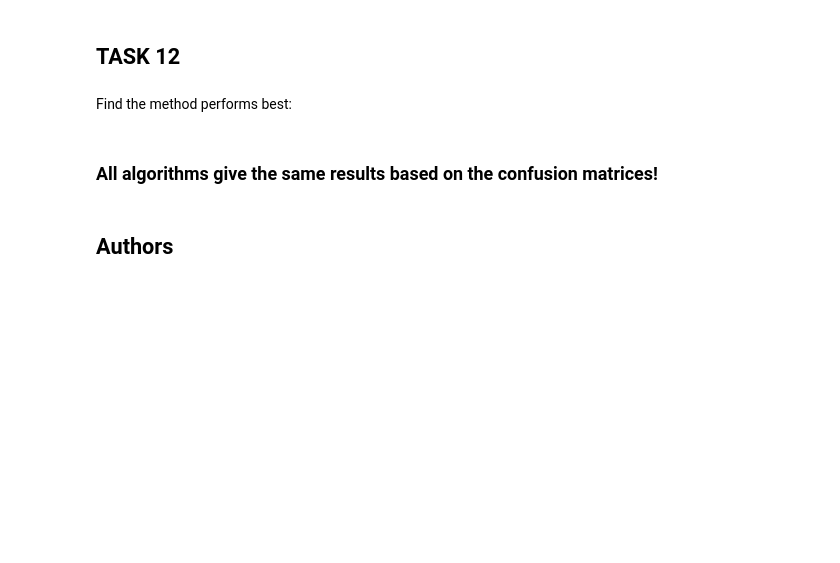
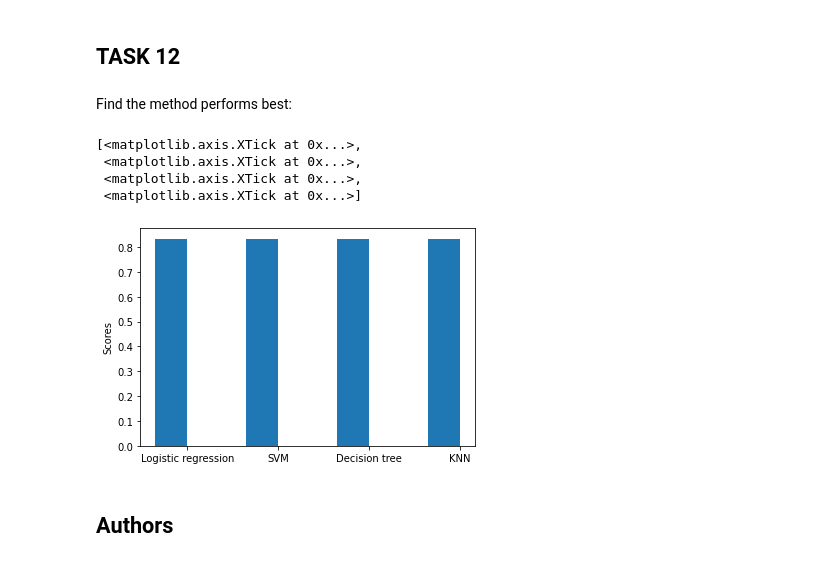
Before and after one commit to wbgong12/Watson-Studio, a Jupyter notebook: Machine Learning Prediction.ipynb, the cells around one changed output. Drawn from its saved outputs; the diff is of its cells as text; code cells hidden in the pictures; blank space fills up the shorter version.

```diff
--- a/Machine Learning Prediction.ipynb
+++ b/Machine Learning Prediction.ipynb
@@ -314,8 +320,25 @@ plot_confusion_matrix(Y_test,yhat)
 ## TASK  12
 # %% [markdown]
 Find the method performs best:
-# %% [markdown]
-### All algorithms give the same results based on the confusion matrices!
+# %%
+Labels=['Logistic regression', 'SVM', 'Decision tree', 'KNN']
+
+Accuracy=[logreg_cv.score(X_test, Y_test), svm_cv.score(X_test, Y_test), tree_cv.score(X_test, Y_test),knn_cv.score(X_test, Y_test)]
+
+x = np.arange(len(Labels))
+width = 0.35
+
+fig, ax = plt.subplots()
+bar1 = ax.bar(x - width/2, Accuracy, width)
+
+ax.set_ylabel('Scores')
+ax.set_xticks(x, Labels)
+# %% [output]
+[<matplotlib.axis.XTick at 0x...>,
+ <matplotlib.axis.XTick at 0x...>,
+ <matplotlib.axis.XTick at 0x...>,
+ <matplotlib.axis.XTick at 0x...>]
+[figure, added]
 # %% [markdown]
 ## Authors
 # %% [markdown]
```
Also changed, not shown: parts of 3 cells of this notebook.
